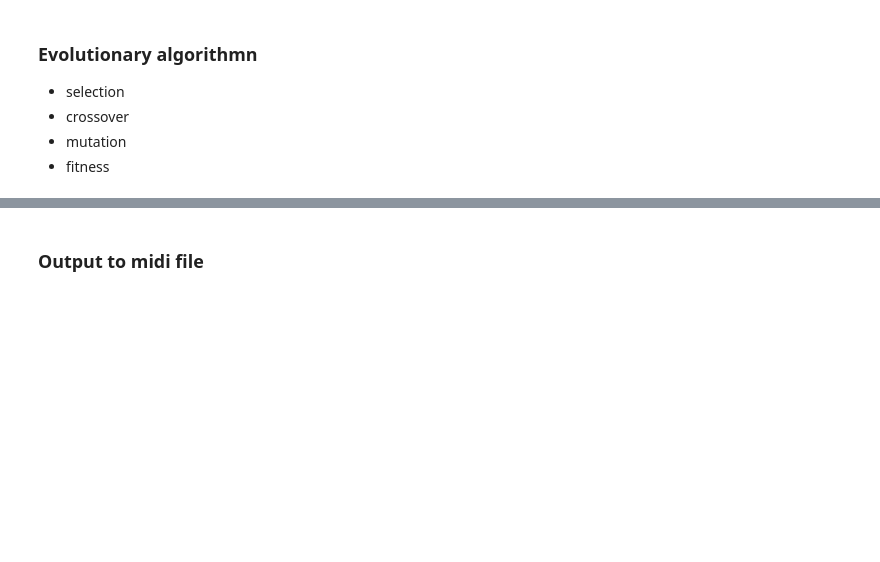
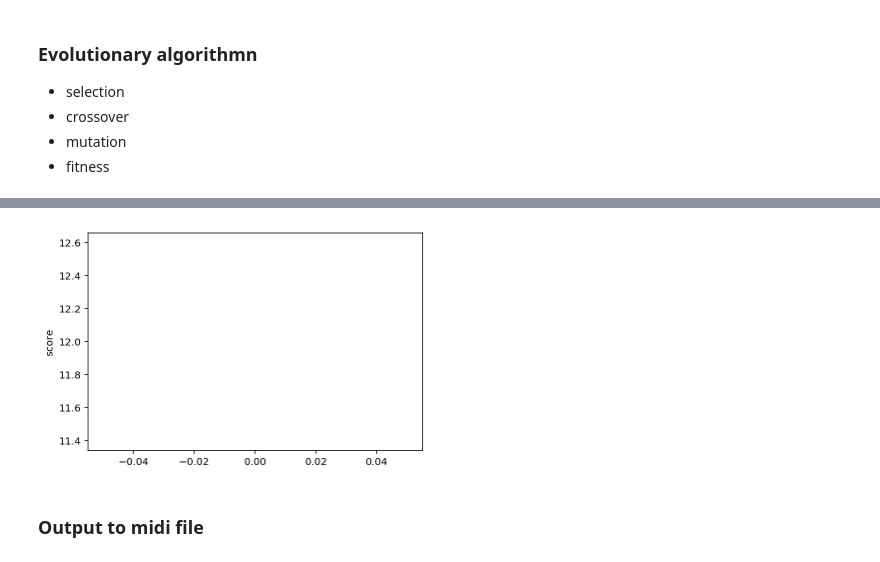
Before and after one commit to sharon1018/Music_information_retrieval, a Jupyter notebook: GA_v1.ipynb, the cells around one changed output, grey strips where cells are left out. Saved outputs shown, nothing was run; the diff lists cells and outputs as text; code cells hidden in the pictures; blank space fills up the shorter version.

```diff
--- a/GA_v1.ipynb
+++ b/GA_v1.ipynb
@@ -343,3 +359,10 @@ midi_list[0]
+# %%
+import matplotlib.pyplot as plt
+plt.plot(score_list)
+plt.ylabel('score')
+plt.show()
+# %% [output]
+[figure, added]
 # %% [markdown]
 ### Output to midi file
 # %%
```
Also changed, not shown: parts of 17 cells of this notebook.
